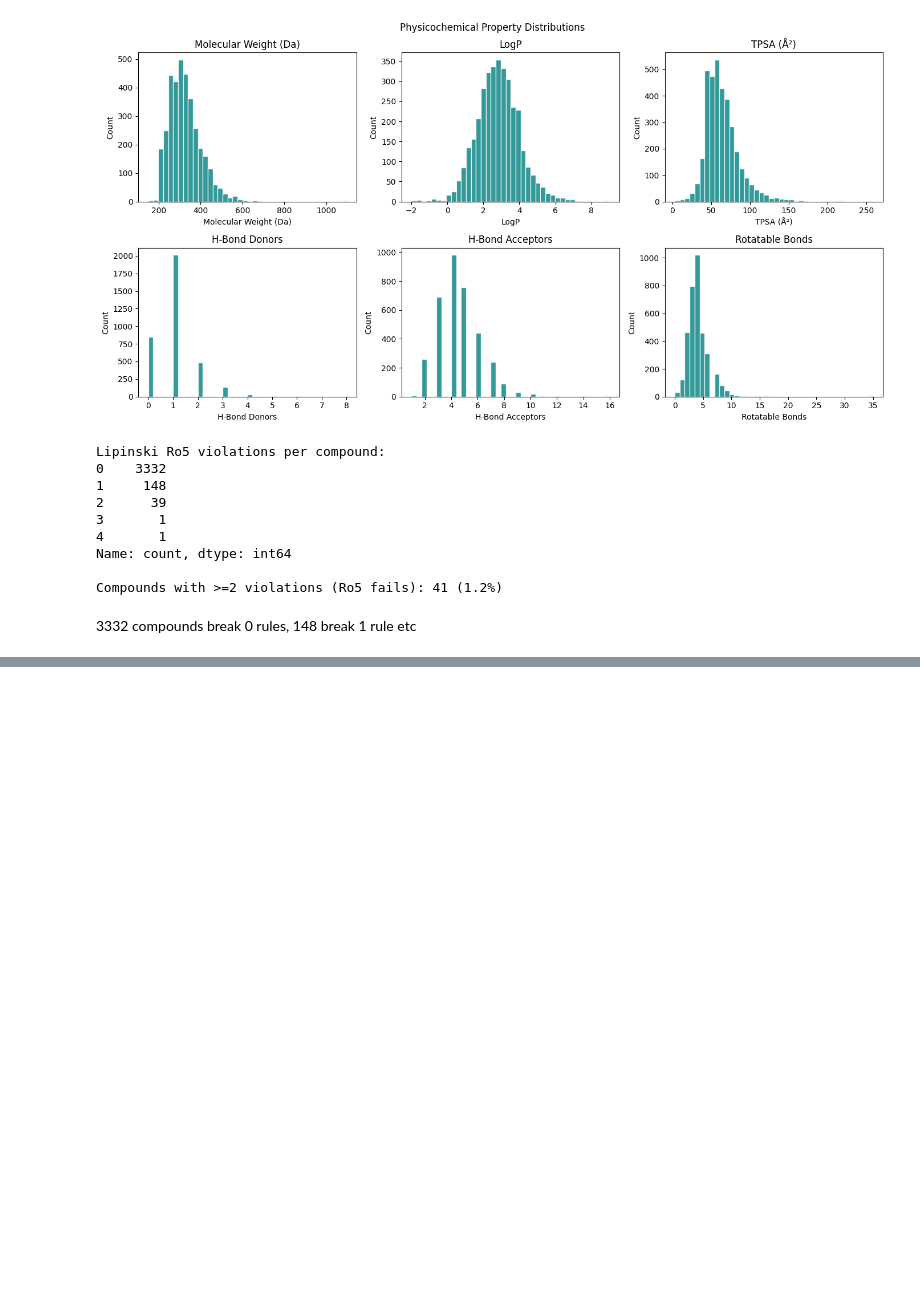
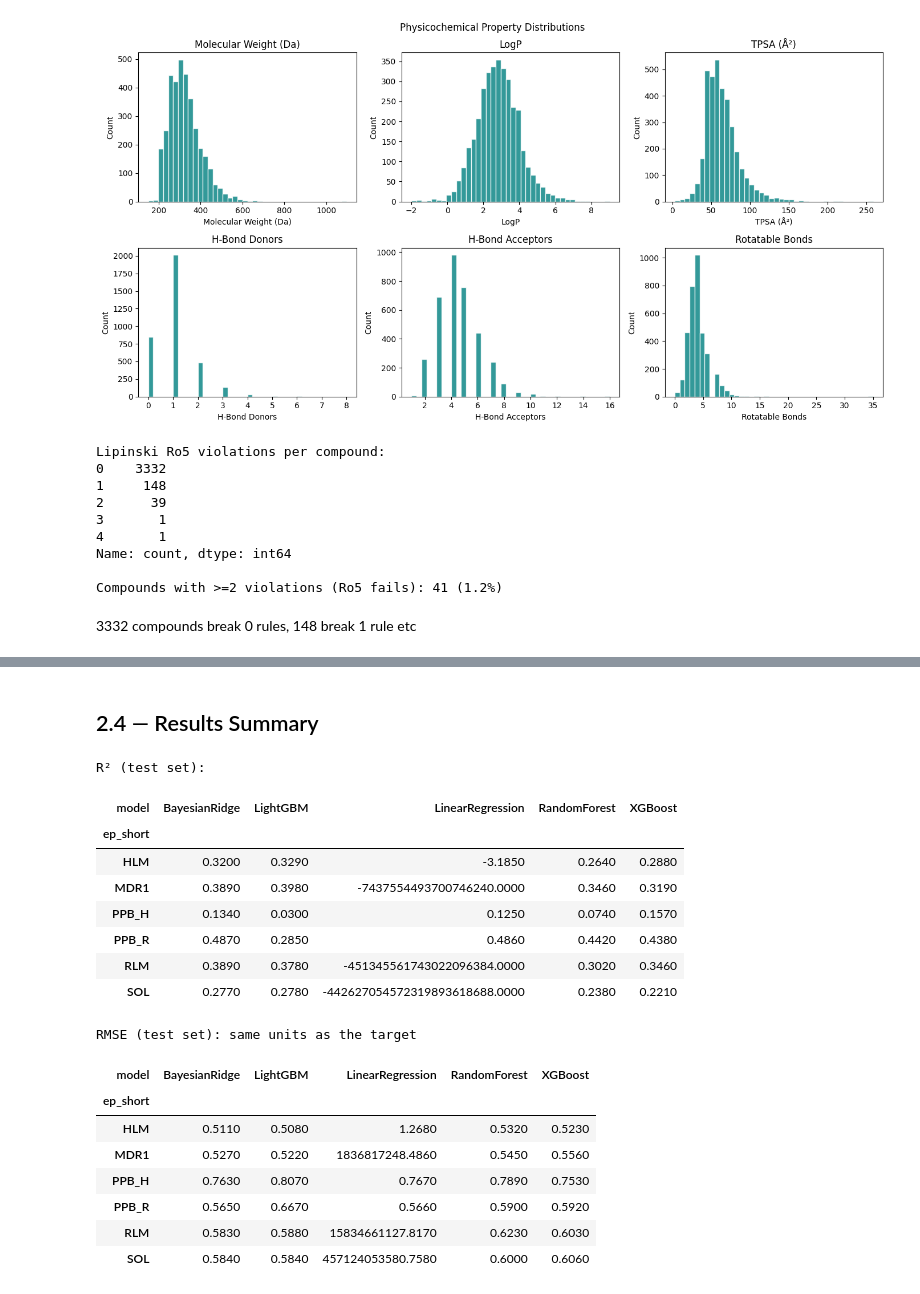
Before and after one commit to Zarif-S/uniq-plus-data-quantity-noise-qsar, a Jupyter notebook: notebooks/01_adme_eda_baseline.ipynb, the cells around one changed output, grey strips where cells are left out. Saved outputs shown, nothing was run; the diff lists cells and outputs as text; code cells hidden in the pictures; blank space fills up the shorter version.

```diff
--- a/notebooks/01_adme_eda_baseline.ipynb
+++ b/notebooks/01_adme_eda_baseline.ipynb
@@ -392,0 +537,39 @@ Review findings with supervisor → confirm SYNC-002 cleaning strategy (per-endp
+# %% [markdown]
+## 2.4 — Results Summary
+# %%
+short_ep = {
+    'LOG HLM_CLint (mL/min/kg)': 'HLM',
+    'LOG MDR1-MDCK ER (B-A/A-B)': 'MDR1',
+    'LOG SOLUBILITY PH 6.8 (ug/mL)': 'SOL',
+    'LOG PLASMA PROTEIN BINDING (HUMAN) (% unbound)': 'PPB_H',
+    'LOG PLASMA PROTEIN BINDING (RAT) (% unbound)': 'PPB_R',
+    'LOG RLM_CLint (mL/min/kg)': 'RLM',
+}
+results_df['ep_short'] = results_df['endpoint'].map(short_ep)
+
+print('R² (test set):')
+r2_table = results_df.pivot(index='ep_short', columns='model', values='R2').round(3)
+display(r2_table)
+
+print('\nRMSE (test set): same units as the target')
+rmse_table = results_df.pivot(index='ep_short', columns='model', values='RMSE').round(3)
+display(rmse_table)
+# %% [output]
+R² (test set):
+| model | BayesianRidge | LightGBM | LinearRegression | RandomForest | XGBoost |
+| ep_short |  |  |  |  |  |
+| HLM | 0.3200 | 0.3290 | -3.1850 | 0.2640 | 0.2880 |
+| MDR1 | 0.3890 | 0.3980 | -7437554493700746240.0000 | 0.3460 | 0.3190 |
+| PPB_H | 0.1340 | 0.0300 | 0.1250 | 0.0740 | 0.1570 |
+| PPB_R | 0.4870 | 0.2850 | 0.4860 | 0.4420 | 0.4380 |
+| RLM | 0.3890 | 0.3780 | -451345561743022096384.0000 | 0.3020 | 0.3460 |
+| SOL | 0.2770 | 0.2780 | -442627054572319893618688.0000 | 0.2380 | 0.2210 |
+RMSE (test set): same units as the target
+| model | BayesianRidge | LightGBM | LinearRegression | RandomForest | XGBoost |
+| ep_short |  |  |  |  |  |
+| HLM | 0.5110 | 0.5080 | 1.2680 | 0.5320 | 0.5230 |
+| MDR1 | 0.5270 | 0.5220 | 1836817248.4860 | 0.5450 | 0.5560 |
+| PPB_H | 0.7630 | 0.8070 | 0.7670 | 0.7890 | 0.7530 |
+| PPB_R | 0.5650 | 0.6670 | 0.5660 | 0.5900 | 0.5920 |
+| RLM | 0.5830 | 0.5880 | 15834661127.8170 | 0.6230 | 0.6030 |
+| SOL | 0.5840 | 0.5840 | 457124053580.7580 | 0.6000 | 0.6060 |
```
Also changed, not shown: parts of 15 cells of this notebook, 21 other files.
